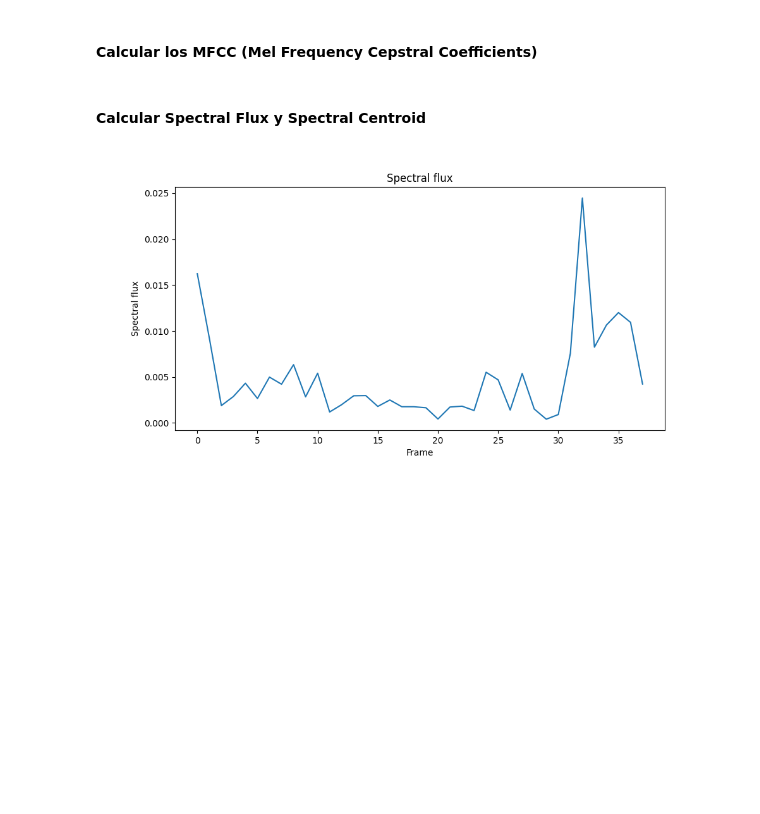
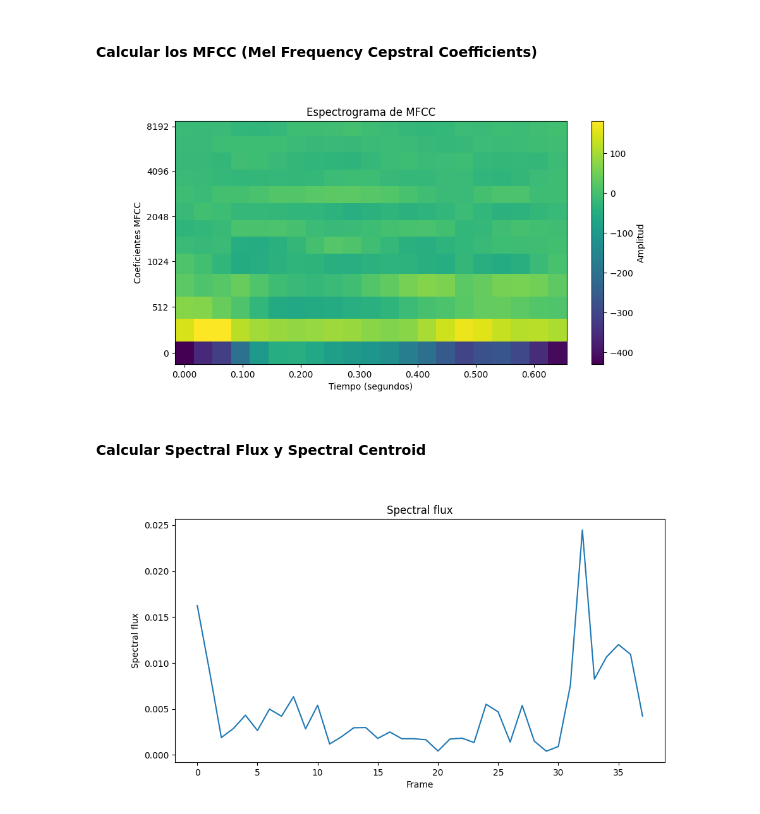
Before and after one commit to oscarjibou/University_projects, a Jupyter notebook: TDS/P4/src.ipynb, the cells around one changed output. Drawn from its saved outputs; the diff is of its cells as text; code cells hidden in the pictures; blank space fills up the shorter version.

```diff
--- a/TDS/P4/src.ipynb
+++ b/TDS/P4/src.ipynb
@@ -56,3 +53,20 @@ TMFCC = np.transpose(MFCC)  # transpose the matrix
+# %%
+MFCC = librosa.feature.mfcc(y=audio, sr=frequency_audio, n_mfcc=13)
+TMFCC = np.transpose(MFCC)  # transpose the matrix
+
+plt.figure(figsize=(10, 5))
+# plt.imshow(MFCC, aspect='auto', origin='lower',
+#            extent=[0, len(audio) / frequency_audio, 0, 13])
+librosa.display.specshow(MFCC, sr=frequency_audio,
+                         x_axis='time', y_axis='mel', cmap='viridis')
+
+plt.title('Espectrograma de MFCC')
+plt.ylabel('Coeficientes MFCC')
+plt.xlabel('Tiempo (segundos)')
+plt.colorbar(label='Amplitud')
+plt.show()
+# %% [output]
+[figure, added]
 # %% [markdown]
 #### Calcular Spectral Flux y Spectral Centroid
 # %%
```
Also changed, not shown: parts of 2 cells of this notebook, 5 other files.
